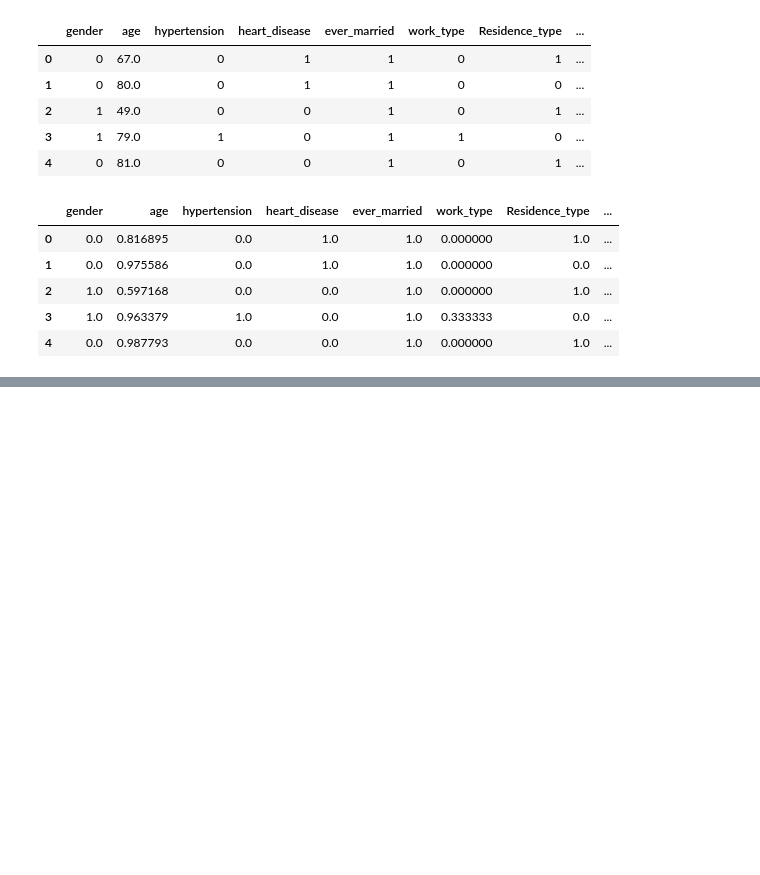
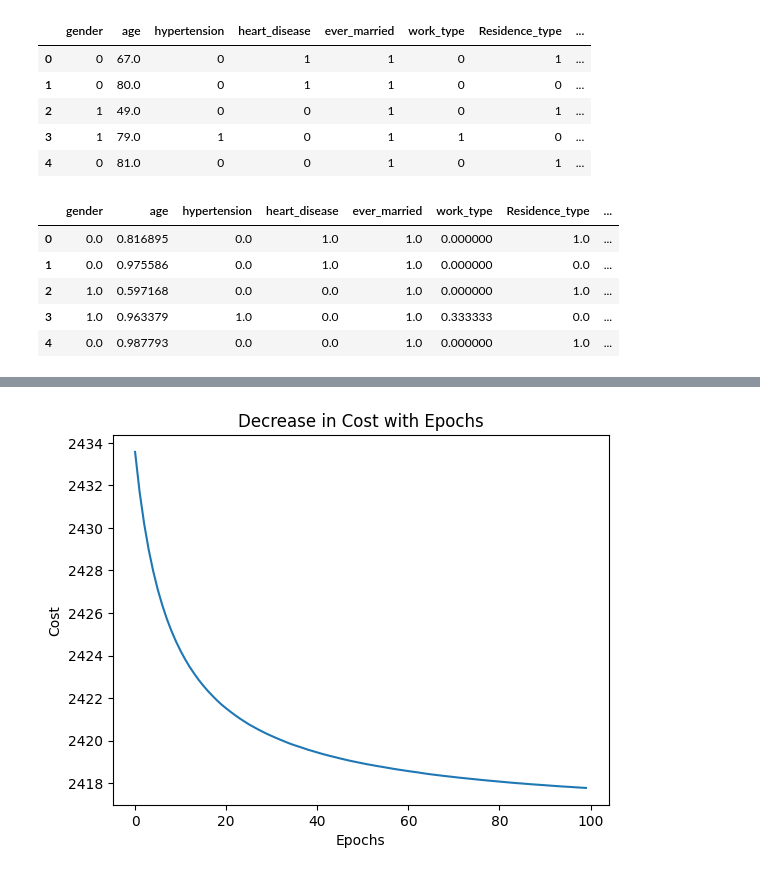
Before and after one commit to taliyashitreet/BrainStroke_classification, a Jupyter notebook: Jupiter HeartAttact.ipynb, the cells around one changed output, grey strips where cells are left out. Drawn from its saved outputs; the diff is of its cells as text; code cells hidden in the pictures; blank space fills up the shorter version.

```diff
--- a/Jupiter HeartAttact.ipynb
+++ b/Jupiter HeartAttact.ipynb
@@ -54,0 +201,9 @@ df.head()
+# %%
+
+plt.plot(list(range(epochs)), cost_history)
+plt.xlabel('Epochs')
+plt.ylabel('Cost')
+plt.title('Decrease in Cost with Epochs')
+plt.show()
+# %% [output]
+[figure, added]
```
Also changed, not shown: parts of 4 cells of this notebook.
